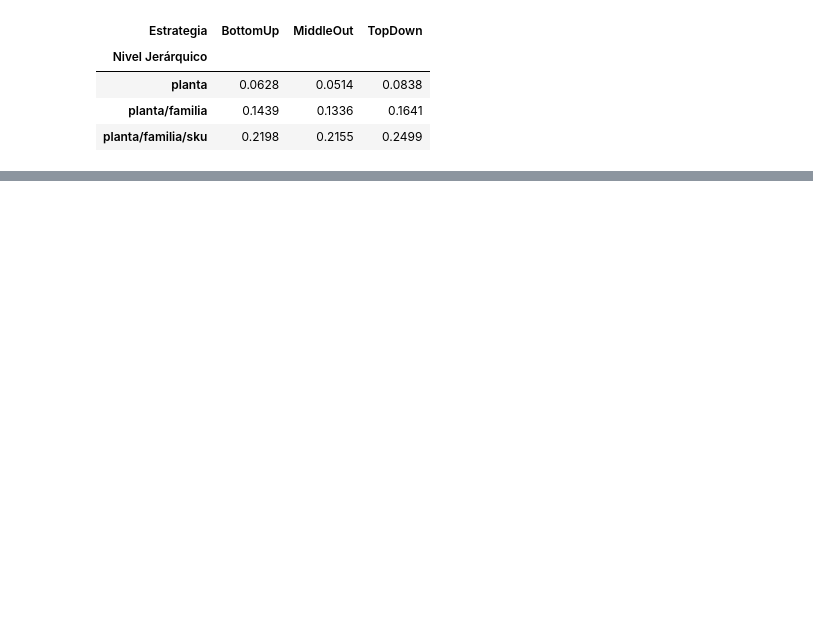
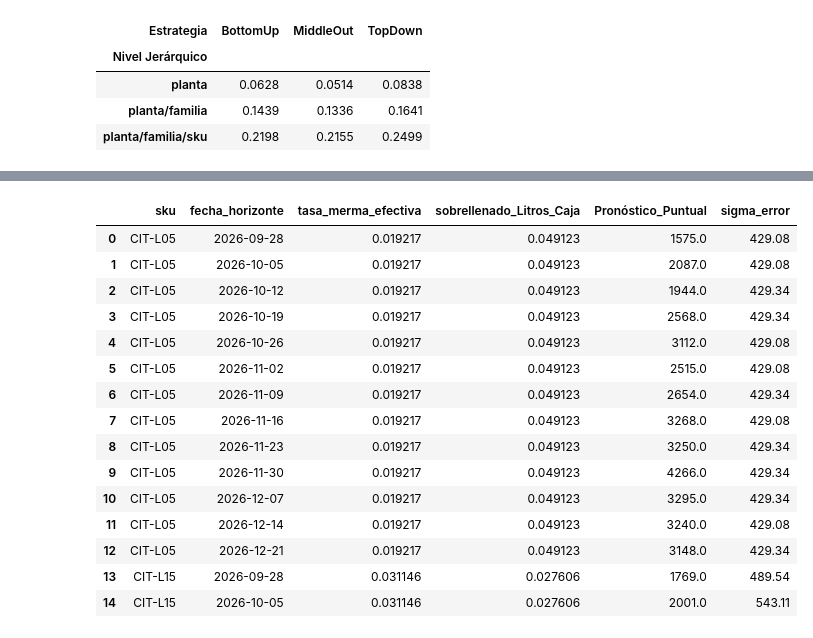
Before and after one commit to tipismaca/Trabajo-Bebidas-del-Maipo-SA, a Jupyter notebook: CasodeEstudio.ipynb, the cells around one changed output, grey strips where cells are left out. Drawn from its saved outputs; the diff is of its cells as text; code cells hidden in the pictures; blank space fills up the shorter version.

```diff
--- a/CasodeEstudio.ipynb
+++ b/CasodeEstudio.ipynb
@@ -1340,3 +1340,75 @@ Aplicando Middle-Out para asegurar la coherencia jerárquica con intervalos...
 |  | 2026-12-07 | 3295.0 | 2136.0 | 3236.0 | 1844.0 | 3527.0 |
 |  | 2026-12-14 | 3240.0 | 1832.0 | 2932.0 | 1541.0 | 3223.0 |
 |  | 2026-12-21 | 3148.0 | 1935.0 | 3036.0 | 1644.0 | 3327.0 |
+# %%
+# =====================================================================
+# PARTE C - TABLA DE TRASPASO PARA LA ENTREGA 2 (TOTALMENTE AUTOMATIZADA)
+# =====================================================================
+print("\n--- INICIANDO PARTE C: TABLA DE TRASPASO ---")
+
+# 1. EXTRAER DATOS DE CALIDAD AUTOMÁTICAMENTE (Desde la Parte A)
+# Obtenemos qué Línea y Formato corresponden a cada SKU desde los subgrupos
+mapa_sku = subgrupos[['sku', 'linea', 'formato_L']].drop_duplicates()
+
+# 1.1 Tasa de merma efectiva por línea (desde tabla_atributos)
+merma_df = tabla_atributos[['Linea', 'Porcentaje_defectuosas']].copy()
+merma_df = merma_df.rename(columns={'Linea': 'linea'})
+# Lo pasamos a decimal (ej: 2.5% -> 0.025)
+merma_df['tasa_merma_efectiva'] = merma_df['Porcentaje_defectuosas'] / 100.0
+
+# 1.2 Sobrellenado medio por formato (desde tabla_sobrellenado)
+sobre_df = tabla_sobrellenado[['Linea', 'Formato_L', 'Exceso_mL_botella']].copy()
+sobre_df = sobre_df.rename(columns={'Linea': 'linea', 'Formato_L': 'formato_L'})
+
+# 1.3 Botellas por caja (desde tabla_costos calculada en Paso A.5)
+botellas_df = tabla_costos[['SKU', 'Botellas_caja']].copy()
+botellas_df = botellas_df.rename(columns={'SKU': 'sku', 'Botellas_caja': 'botellas_por_caja'})
+
+# Fusionamos los datos de calidad usando las llaves correctas
+df_calidad = mapa_sku.merge(merma_df[['linea', 'tasa_merma_efectiva']], on='linea', how='left')
+df_calidad = df_calidad.merge(sobre_df, on=['linea', 'formato_L'], how='left')
+df_calidad = df_calidad.merge(botellas_df, on='sku', how='left')
+
+# Cálculo 2 de la rúbrica: Traducción a litros de jarabe adicionales por caja
+df_calidad['sobrellenado_Litros_Caja'] = (df_calidad['Exceso_mL_botella'] * df_calidad['botellas_por_caja']) / 1000.0
+
+# Dejamos la matriz de calidad limpia solo con los campos exigidos
+df_calidad_final = df_calidad[['sku', 'tasa_merma_efectiva', 'sobrellenado_Litros_Caja']].copy()
+
+# 2. PROCESAR DATOS DE PRONÓSTICO (Desde la Parte B)
+df_traspaso = df_pronostico_sku.reset_index().copy()
+
+# Limpiamos el nombre del SKU (pasa de "Planta_Maipo/CIT/CIT-L05" a "CIT-L05")
+df_traspaso['sku'] = df_traspaso['unique_id'].apply(lambda x: x.split('/')[-1])
+
+# Cálculo 4 de la rúbrica: Desviación estándar del error (Sigma)
+# Usamos el ancho total del intervalo para asegurar que SIEMPRE sea positivo y perfecto
+df_traspaso['sigma_error'] = (df_traspaso['Límite_Sup_95%'] - df_traspaso['Límite_Inf_95%']) / (2 * 1.96)
+df_traspaso['sigma_error'] = df_traspaso['sigma_error'].round(2)
+
+# 3. ENSAMBLE DE LA TABLA FINAL
+df_final_traspaso = pd.merge(df_traspaso, df_calidad_final, on='sku', how='left')
+
+# Ordenamos las columnas estrictamente como pide el profesor
+columnas_ordenadas = [
+    'sku',
+    'ds', # horizonte temporal
+    'tasa_merma_efectiva',
+    'sobrellenado_Litros_Caja',
+    'Pronóstico_Puntual_MiddleOut',
+    'sigma_error'
+]
+df_final_traspaso = df_final_traspaso[columnas_ordenadas]
+df_final_traspaso = df_final_traspaso.rename(columns={
+    'ds': 'fecha_horizonte',
+    'Pronóstico_Puntual_MiddleOut': 'Pronóstico_Puntual'
+})
+
+print("--- RESULTADO PARTE C: TABLA DE TRASPASO EXIGIDA ---")
+display(df_final_traspaso.head(15)) # Mostramos una previsualización
+
+# 4. EXPORTAR A EXCEL PARA EL INFORME
+df_final_traspaso.to_excel('Tabla_Traspaso_ParteC.xlsx', index=False)
+print("\n¡ÉXITO! Archivo 'Tabla_Traspaso_ParteC.xlsx' generado.")
+print("Búscalo en el ícono de la carpeta (a la izquierda de Colab) y descárgalo para pegarlo en tu Word.")
+# %% [output]
@@ -1342,0 +1417,16 @@ Aplicando Middle-Out para asegurar la coherencia jerárquica con intervalos...
+|  | sku | fecha_horizonte | tasa_merma_efectiva | sobrellenado_Litros_Caja | Pronóstico_Puntual | sigma_error |
+| 0 | CIT-L05 | 2026-09-28 | 0.019217 | 0.049123 | 1575.0 | 429.08 |
+| 1 | CIT-L05 | 2026-10-05 | 0.019217 | 0.049123 | 2087.0 | 429.08 |
+| 2 | CIT-L05 | 2026-10-12 | 0.019217 | 0.049123 | 1944.0 | 429.34 |
+| 3 | CIT-L05 | 2026-10-19 | 0.019217 | 0.049123 | 2568.0 | 429.34 |
+| 4 | CIT-L05 | 2026-10-26 | 0.019217 | 0.049123 | 3112.0 | 429.08 |
+| 5 | CIT-L05 | 2026-11-02 | 0.019217 | 0.049123 | 2515.0 | 429.08 |
+| 6 | CIT-L05 | 2026-11-09 | 0.019217 | 0.049123 | 2654.0 | 429.34 |
+| 7 | CIT-L05 | 2026-11-16 | 0.019217 | 0.049123 | 3268.0 | 429.08 |
+| 8 | CIT-L05 | 2026-11-23 | 0.019217 | 0.049123 | 3250.0 | 429.34 |
+| 9 | CIT-L05 | 2026-11-30 | 0.019217 | 0.049123 | 4266.0 | 429.34 |
+| 10 | CIT-L05 | 2026-12-07 | 0.019217 | 0.049123 | 3295.0 | 429.34 |
+| 11 | CIT-L05 | 2026-12-14 | 0.019217 | 0.049123 | 3240.0 | 429.08 |
+| 12 | CIT-L05 | 2026-12-21 | 0.019217 | 0.049123 | 3148.0 | 429.34 |
+| 13 | CIT-L15 | 2026-09-28 | 0.031146 | 0.027606 | 1769.0 | 489.54 |
+| 14 | CIT-L15 | 2026-10-05 | 0.031146 | 0.027606 | 2001.0 | 543.11 |
```
Also changed, not shown: parts of 2 cells of this notebook.
